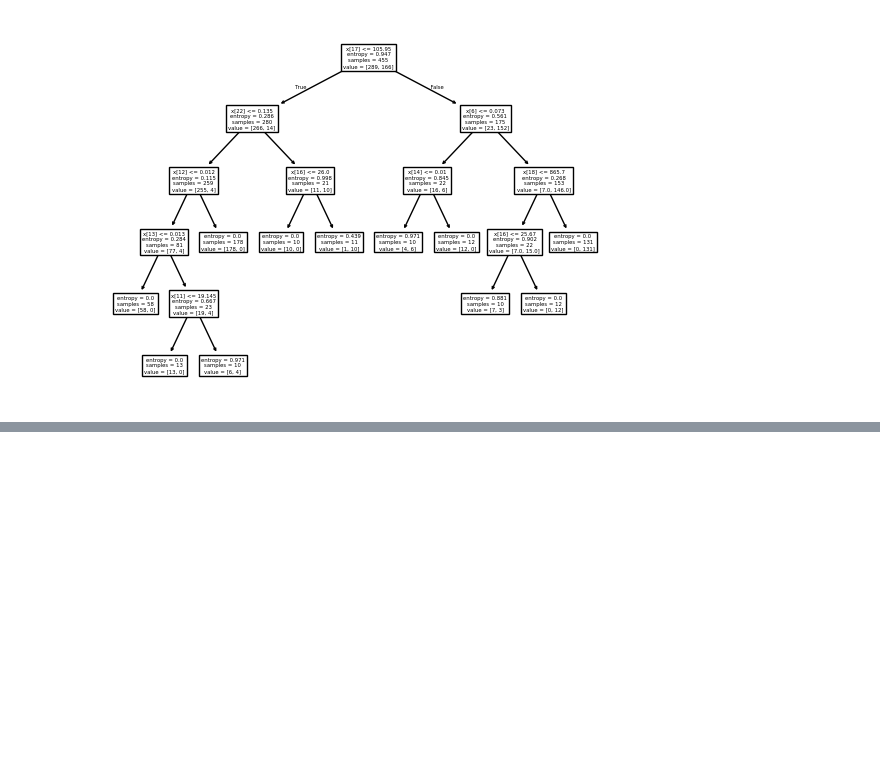
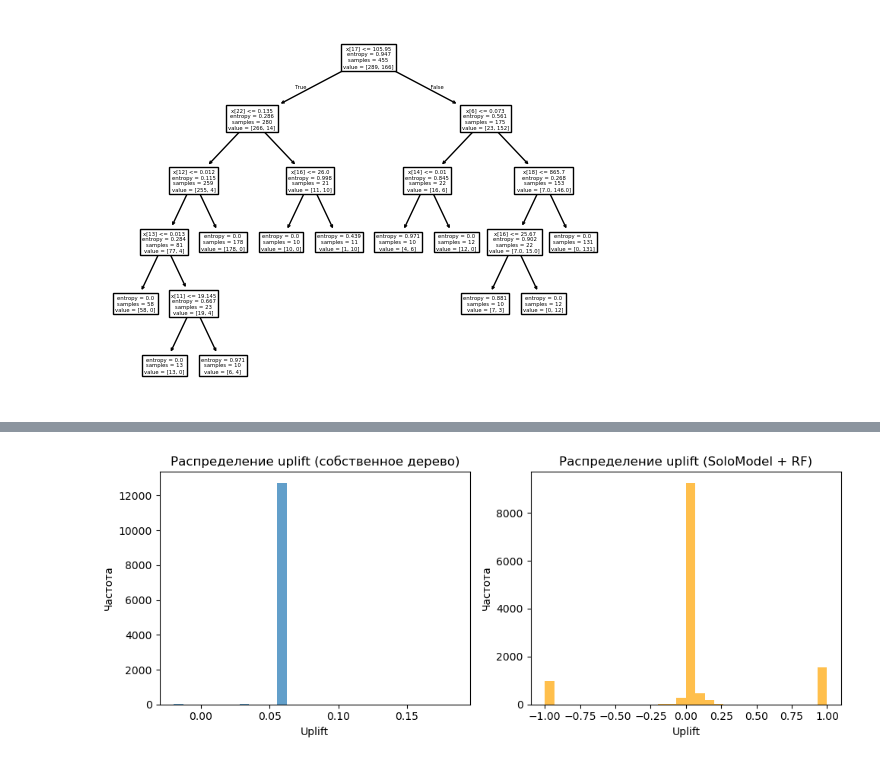
Before and after one commit to Romashka8/UpliftNinja, a Jupyter notebook: tree_benchmarks.ipynb, the cells around one changed output, grey strips where cells are left out. Drawn from its saved outputs; the diff is of its cells as text; code cells hidden in the pictures; blank space fills up the shorter version.

Commit message:
🟨feat: added uplift tree test

```diff
--- a/tree_benchmarks.ipynb
+++ b/tree_benchmarks.ipynb
@@ -77,0 +107,13 @@ dt_plt = plot_tree(sk_tree)
+# %%
+%%time
+
+uplift_tree = UpliftTreeClassifier(
+    min_samples=200,
+    max_depth=4,
+    criterion='uplift',
+    min_samples_treatment=10
+)
+
+uplift_tree.fit(X_train, y_train, w_train)
+uplift_pred = uplift_tree.predict(X_test)
+print('UpliftTree: средний uplift на тесте =', uplift_pred.mean())
@@ -77,0 +124,7 @@ dt_plt = plot_tree(sk_tree)
+# %%
+%%time
+
+sm = SoloModel(RandomForestClassifier(n_estimators=1, random_state=42))
+sm.fit(X_train, y_train, w_train)
+sm_pred = sm.predict(X_test)
+print('SoloModel (RF): средний uplift на тесте =', sm_pred.mean())
@@ -77,0 +135,19 @@ dt_plt = plot_tree(sk_tree)
+# %%
+plt.figure(figsize=(10, 4))
+
+plt.subplot(1, 2, 1)
+plt.hist(uplift_pred, bins=30, alpha=0.7, label='UpliftTree')
+plt.title('Распределение uplift (собственное дерево)')
+plt.xlabel('Uplift')
+plt.ylabel('Частота')
+
+plt.subplot(1, 2, 2)
+plt.hist(sm_pred, bins=30, alpha=0.7, color='orange', label='SoloModel')
+plt.title('Распределение uplift (SoloModel + RF)')
+plt.xlabel('Uplift')
+plt.ylabel('Частота')
+
+plt.tight_layout()
+plt.show()
+# %% [output]
+[figure, added]
```
Also changed, not shown: parts of 6 cells of this notebook.
